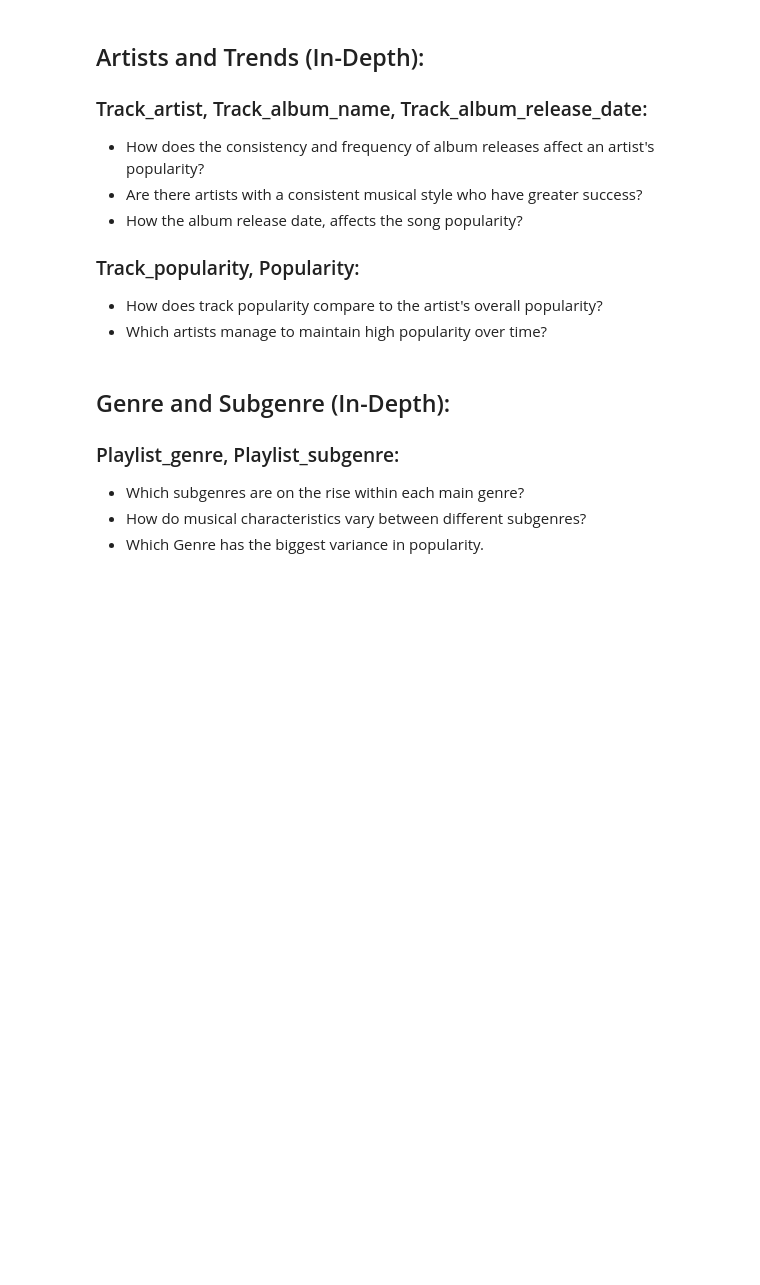
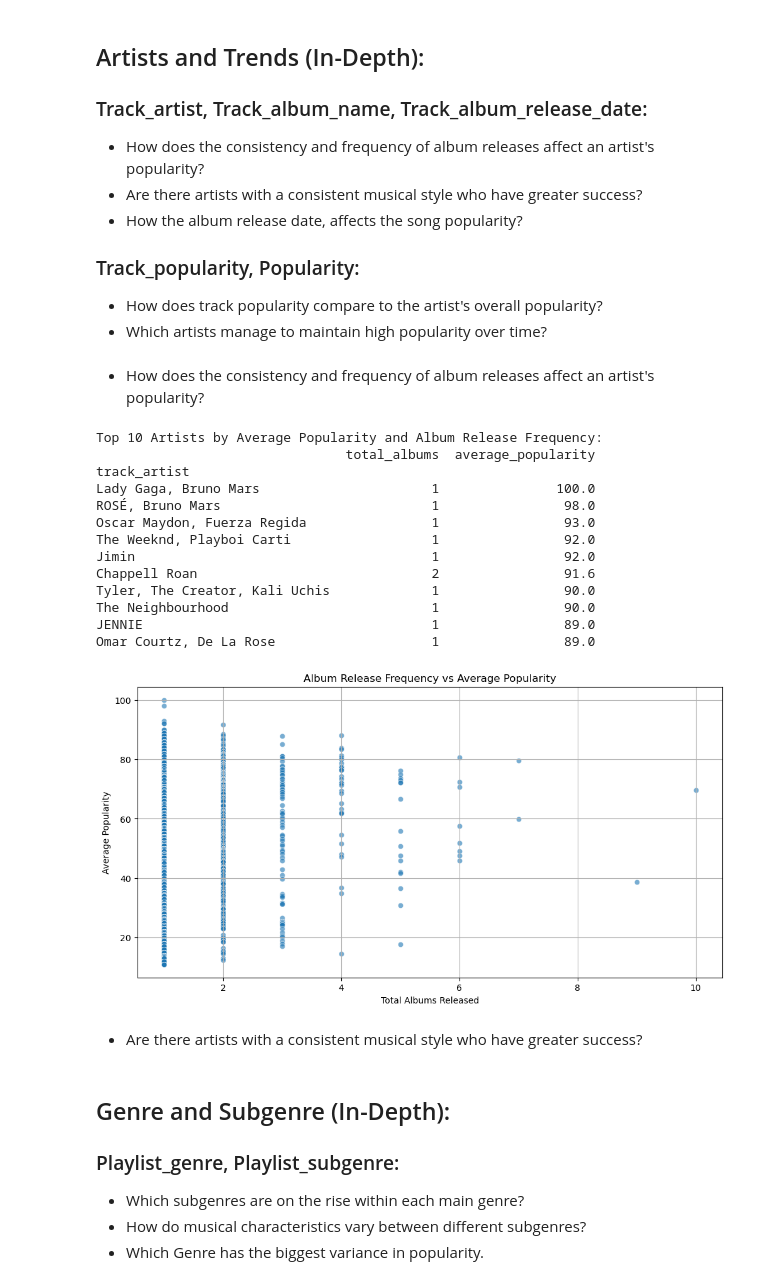
Before and after one commit to LuiisClaudio/spotify-analytics, a Jupyter notebook: capstone_project_proposal.ipynb, the cells around one changed output. Saved outputs shown, nothing was run; the diff lists cells and outputs as text; code cells hidden in the pictures; blank space fills up the shorter version.

Commit message:
Artists and Trends

```diff
--- a/capstone_project_proposal.ipynb
+++ b/capstone_project_proposal.ipynb
@@ -807,3 +807,41 @@ Passing `palette` without assigning `hue` is deprecated and will be removed in v
 ### Track_popularity, Popularity:
 - How does track popularity compare to the artist's overall popularity?
 - Which artists manage to maintain high popularity over time?
+# %% [markdown]
+- How does the consistency and frequency of album releases affect an artist's popularity?
+# %%
+# Group by artist and calculate the number of albums released and their average popularity
+artist_album_analysis = df.groupby('track_artist').agg(
+    total_albums=('track_album_name', 'nunique'),
+    average_popularity=('track_popularity', 'mean')
+).sort_values(by='average_popularity', ascending=False)
+
+# Display the top 10 artists with the highest average popularity and their album release frequency
+print("Top 10 Artists by Average Popularity and Album Release Frequency:")
+print(artist_album_analysis.head(10))
+
+# Visualize the relationship between album release frequency and average popularity
+plt.figure(figsize=(12, 6))
+sns.scatterplot(data=artist_album_analysis, x='total_albums', y='average_popularity', alpha=0.6)
+plt.title("Album Release Frequency vs Average Popularity")
+plt.xlabel("Total Albums Released")
+plt.ylabel("Average Popularity")
+plt.grid(True)
+plt.show()
+# %% [output]
+Top 10 Artists by Average Popularity and Album Release Frequency:
+                                total_albums  average_popularity
+track_artist
+Lady Gaga, Bruno Mars                      1               100.0
+ROSÉ, Bruno Mars                           1                98.0
+Oscar Maydon, Fuerza Regida                1                93.0
+The Weeknd, Playboi Carti                  1                92.0
+Jimin                                      1                92.0
+Chappell Roan                              2                91.6
+Tyler, The Creator, Kali Uchis             1                90.0
+The Neighbourhood                          1                90.0
+JENNIE                                     1                89.0
+Omar Courtz, De La Rose                    1                89.0
+[figure, added]
+# %% [markdown]
+- Are there artists with a consistent musical style who have greater success?
```
Also changed, not shown: parts of 1 cell of this notebook.
